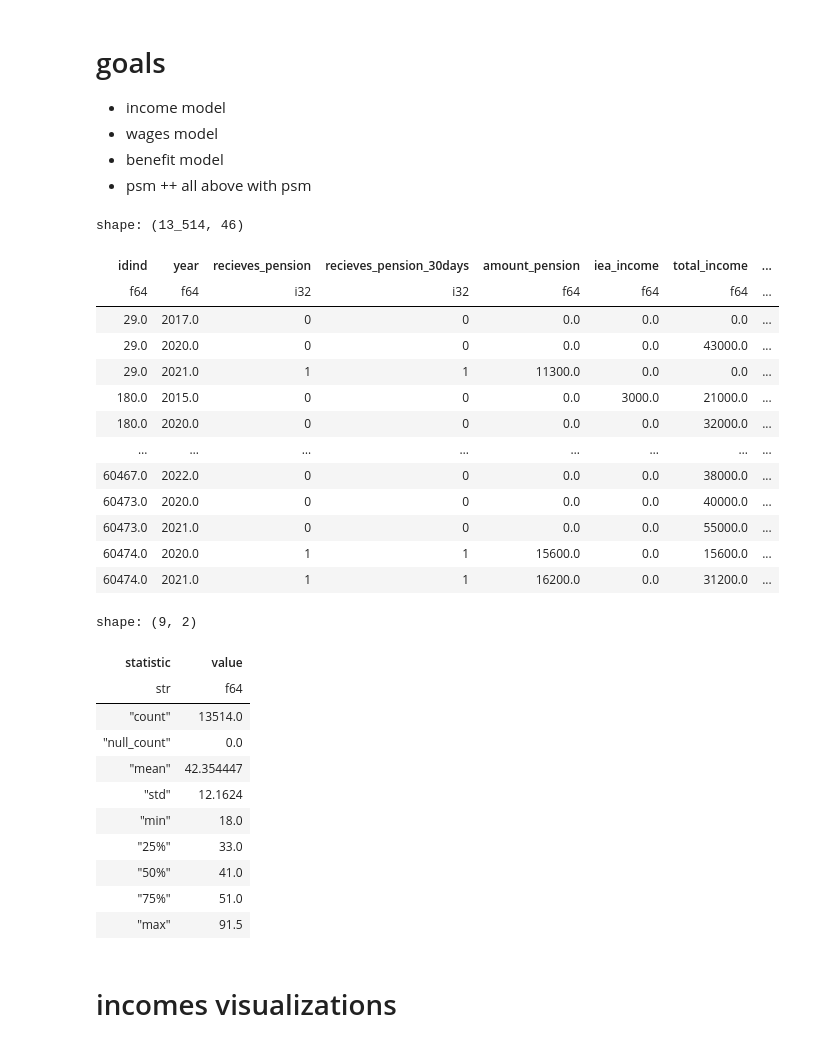
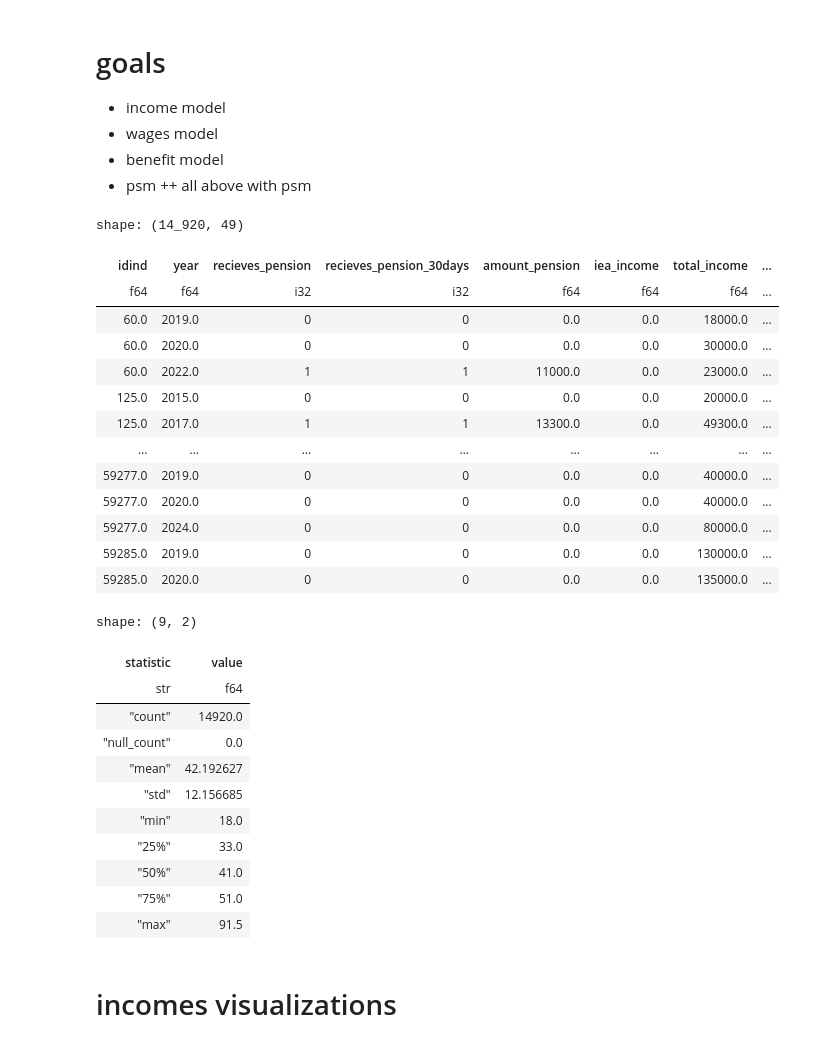
Before and after one commit to DmitriMt/master_thesis, a Jupyter notebook: notebooks/model_wages.ipynb, the cells around one changed output. Saved outputs shown, nothing was run; the diff lists cells and outputs as text; code cells hidden in the pictures.

```diff
--- a/notebooks/model_wages.ipynb
+++ b/notebooks/model_wages.ipynb
@@ -184,56 +182,58 @@ def calculate_vif(X):
 * psm ++ all above with psm
 # %%
 panel = pl.read_parquet('../data/wages_working_data2.parquet')
-panel = panel.filter(
-    pl.col('total_income') < 100_000
-)
+# panel = panel.filter(
+#     pl.col('total_income') < 100_000
+# )
 panel = (
     panel
     .with_columns(gender = pl.when(pl.col('gender') == 'MALE').then(1).otherwise(0))
     .with_columns(recieves_pension = pl.when(pl.col('recieves_pension') == 'Yes').then(1).otherwise(0))
     .with_columns(recieves_pension_30days = pl.when(pl.col('recieves_pension_30days') == 'Yes').then(1).otherwise(0))
     .with_columns(income_decrease_bc_covid = pl.when(pl.col('income_decrease_bc_covid') == 'Yes').then(1).otherwise(0))
 
     .with_columns(harmfull_job = pl.when(pl.col('harmfull_job') == 'Yes').then(1).otherwise(0))
 
     .with_columns(pl.col('disability_class').str.replace(' ', '_').str.to_lowercase())
     .to_dummies('disability_class', drop_nulls=True, drop_first=True)
     .with_columns(has_disability = pl.when(pl.col('has_disability') == 'Yes').then(1).otherwise(0))
     .with_columns(male_retiered = pl.when(
         (pl.col('gender') == 1) & (pl.col('age') >= 65)
     ).then(1).otherwise(0))
     .with_columns(female_retiered = pl.when(
         (pl.col('gender') == 0) & (pl.col('age') >= 60)
     ).then(1).otherwise(0))
     .with_columns(is_retired = pl.col('male_retiered') + pl.col('female_retiered'))
     .to_dummies('educ_level', drop_nulls=True).drop('educ_level_common')
+    .with_columns(has_disability_period = pl.col('has_disability') + pl.col('period'))
+    .with_columns(has_disability_common_period = pl.col('has_disability_common') + pl.col('period'))
 )
 panel
 # %% [output]
-shape: (13_514, 46)
+shape: (14_920, 49)
 | idind | year | recieves_pension | recieves_pension_30days | amount_pension | iea_income | total_income | ... |
 | f64 | f64 | i32 | i32 | f64 | f64 | f64 | ... |
-| 29.0 | 2017.0 | 0 | 0 | 0.0 | 0.0 | 0.0 | ... |
-| 29.0 | 2020.0 | 0 | 0 | 0.0 | 0.0 | 43000.0 | ... |
-| 29.0 | 2021.0 | 1 | 1 | 11300.0 | 0.0 | 0.0 | ... |
-| 180.0 | 2015.0 | 0 | 0 | 0.0 | 3000.0 | 21000.0 | ... |
-| 180.0 | 2020.0 | 0 | 0 | 0.0 | 0.0 | 32000.0 | ... |
+| 60.0 | 2019.0 | 0 | 0 | 0.0 | 0.0 | 18000.0 | ... |
+| 60.0 | 2020.0 | 0 | 0 | 0.0 | 0.0 | 30000.0 | ... |
+| 60.0 | 2022.0 | 1 | 1 | 11000.0 | 0.0 | 23000.0 | ... |
+| 125.0 | 2015.0 | 0 | 0 | 0.0 | 0.0 | 20000.0 | ... |
+| 125.0 | 2017.0 | 1 | 1 | 13300.0 | 0.0 | 49300.0 | ... |
 | … | … | … | … | … | … | … | ... |
-| 60467.0 | 2022.0 | 0 | 0 | 0.0 | 0.0 | 38000.0 | ... |
-| 60473.0 | 2020.0 | 0 | 0 | 0.0 | 0.0 | 40000.0 | ... |
-| 60473.0 | 2021.0 | 0 | 0 | 0.0 | 0.0 | 55000.0 | ... |
-| 60474.0 | 2020.0 | 1 | 1 | 15600.0 | 0.0 | 15600.0 | ... |
-| 60474.0 | 2021.0 | 1 | 1 | 16200.0 | 0.0 | 31200.0 | ... |
+| 59277.0 | 2019.0 | 0 | 0 | 0.0 | 0.0 | 40000.0 | ... |
+| 59277.0 | 2020.0 | 0 | 0 | 0.0 | 0.0 | 40000.0 | ... |
+| 59277.0 | 2024.0 | 0 | 0 | 0.0 | 0.0 | 80000.0 | ... |
+| 59285.0 | 2019.0 | 0 | 0 | 0.0 | 0.0 | 130000.0 | ... |
+| 59285.0 | 2020.0 | 0 | 0 | 0.0 | 0.0 | 135000.0 | ... |
 # %%
 panel['age'].describe()
 # %% [output]
 shape: (9, 2)
 | statistic | value |
 | str | f64 |
-| "count" | 13514.0 |
+| "count" | 14920.0 |
 | "null_count" | 0.0 |
-| "mean" | 42.354447 |
-| "std" | 12.1624 |
+| "mean" | 42.192627 |
+| "std" | 12.156685 |
 | "min" | 18.0 |
 | "25%" | 33.0 |
 | "50%" | 41.0 |
```
Also changed, not shown: parts of 21 cells of this notebook, 20 other files.
